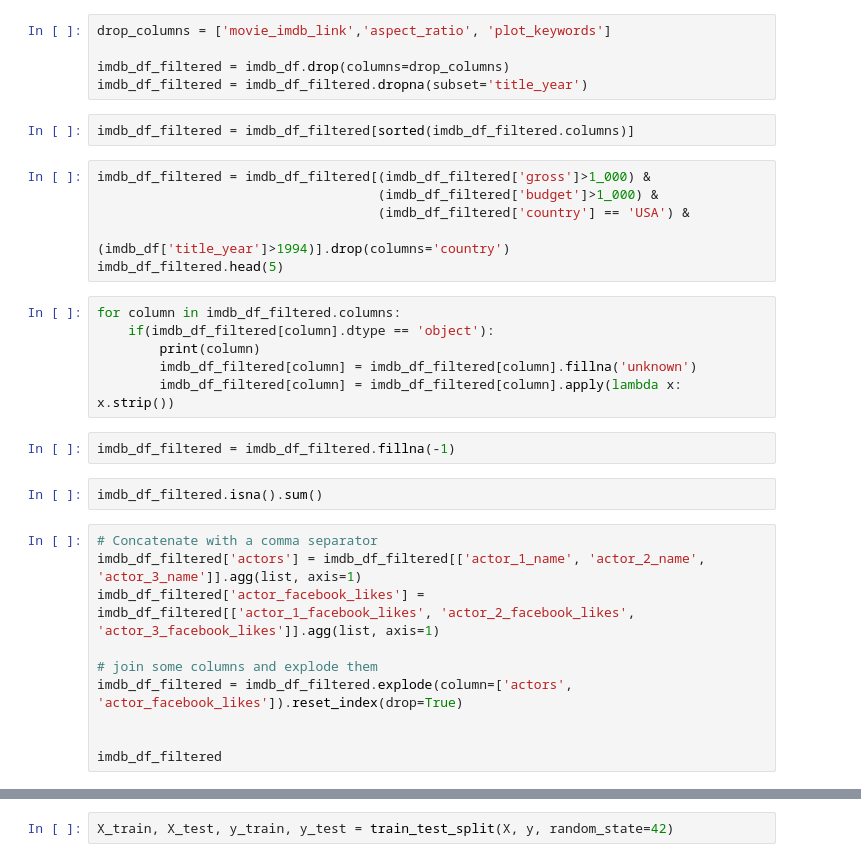
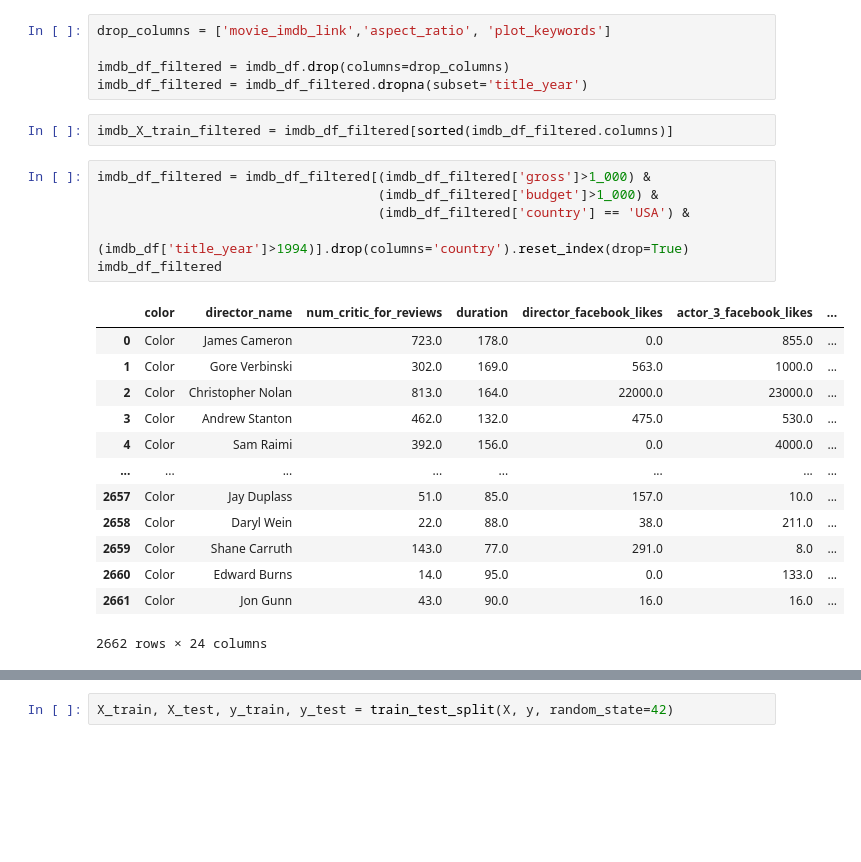
Before and after one commit to 36kp/module-16-project, a Jupyter notebook: src/imdb_analysis.ipynb, the cells around one changed output, grey strips where cells are left out. Drawn from its saved outputs; the diff is of its cells as text; blank space fills up the shorter version.

```diff
--- a/src/imdb_analysis.ipynb
+++ b/src/imdb_analysis.ipynb
@@ -17,30 +27,24 @@ drop_columns = ['movie_imdb_link','aspect_ratio', 'plot_keywords']
 imdb_df_filtered = imdb_df.drop(columns=drop_columns)
 imdb_df_filtered = imdb_df_filtered.dropna(subset='title_year')
 # %%
-imdb_df_filtered = imdb_df_filtered[sorted(imdb_df_filtered.columns)]
+imdb_X_train_filtered = imdb_df_filtered[sorted(imdb_df_filtered.columns)]
 # %%
 imdb_df_filtered = imdb_df_filtered[(imdb_df_filtered['gross']>1_000) &
                                     (imdb_df_filtered['budget']>1_000) &
                                     (imdb_df_filtered['country'] == 'USA') &
-                                    (imdb_df['title_year']>1994)].drop(columns='country')
-imdb_df_filtered.head(5)
+                                    (imdb_df['title_year']>1994)].drop(columns='country').reset_index(drop=True)
+imdb_df_filtered
+# %% [output]
+|  | color | director_name | num_critic_for_reviews | duration | director_facebook_likes | actor_3_facebook_likes | ... |
+| 0 | Color | James Cameron | 723.0 | 178.0 | 0.0 | 855.0 | ... |
+| 1 | Color | Gore Verbinski | 302.0 | 169.0 | 563.0 | 1000.0 | ... |
+| 2 | Color | Christopher Nolan | 813.0 | 164.0 | 22000.0 | 23000.0 | ... |
+| 3 | Color | Andrew Stanton | 462.0 | 132.0 | 475.0 | 530.0 | ... |
+| 4 | Color | Sam Raimi | 392.0 | 156.0 | 0.0 | 4000.0 | ... |
+| ... | ... | ... | ... | ... | ... | ... | ... |
+| 2657 | Color | Jay Duplass | 51.0 | 85.0 | 157.0 | 10.0 | ... |
+| 2658 | Color | Daryl Wein | 22.0 | 88.0 | 38.0 | 211.0 | ... |
+| 2659 | Color | Shane Carruth | 143.0 | 77.0 | 291.0 | 8.0 | ... |
+| 2660 | Color | Edward Burns | 14.0 | 95.0 | 0.0 | 133.0 | ... |
+| 2661 | Color | Jon Gunn | 43.0 | 90.0 | 16.0 | 16.0 | ... |
+2662 rows × 24 columns
-# %%
-for column in imdb_df_filtered.columns:
-    if(imdb_df_filtered[column].dtype == 'object'):
-        print(column)
-        imdb_df_filtered[column] = imdb_df_filtered[column].fillna('unknown')
-        imdb_df_filtered[column] = imdb_df_filtered[column].apply(lambda x: x.strip())
-# %%
-imdb_df_filtered = imdb_df_filtered.fillna(-1)
-# %%
-imdb_df_filtered.isna().sum()
-# %%
-# Concatenate with a comma separator
-imdb_df_filtered['actors'] = imdb_df_filtered[['actor_1_name', 'actor_2_name', 'actor_3_name']].agg(list, axis=1)
-imdb_df_filtered['actor_facebook_likes'] = imdb_df_filtered[['actor_1_facebook_likes', 'actor_2_facebook_likes', 'actor_3_facebook_likes']].agg(list, axis=1)
-
-# join some columns and explode them
-imdb_df_filtered = imdb_df_filtered.explode(column=['actors', 'actor_facebook_likes']).reset_index(drop=True)
-
-
-imdb_df_filtered
```
Also changed, not shown: parts of 40 cells of this notebook.
